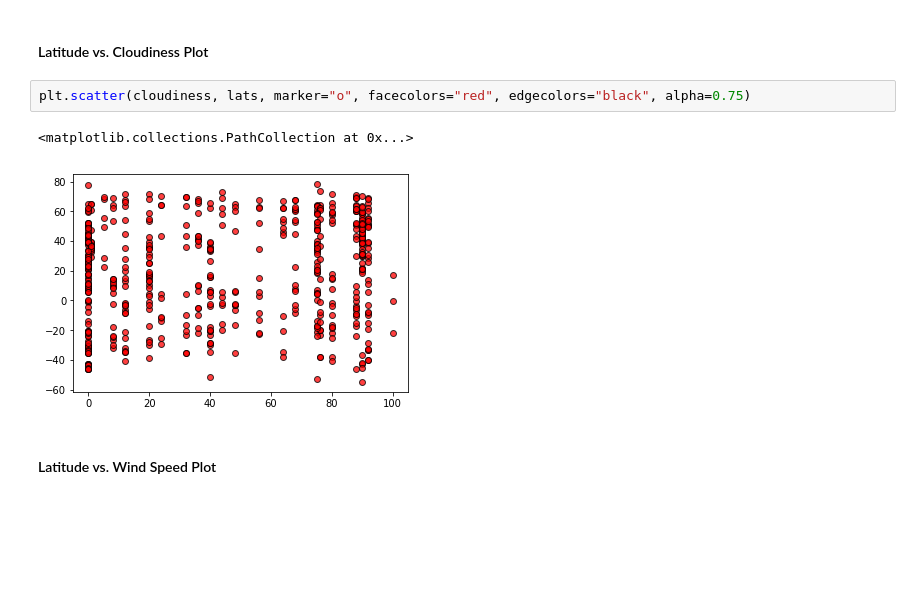
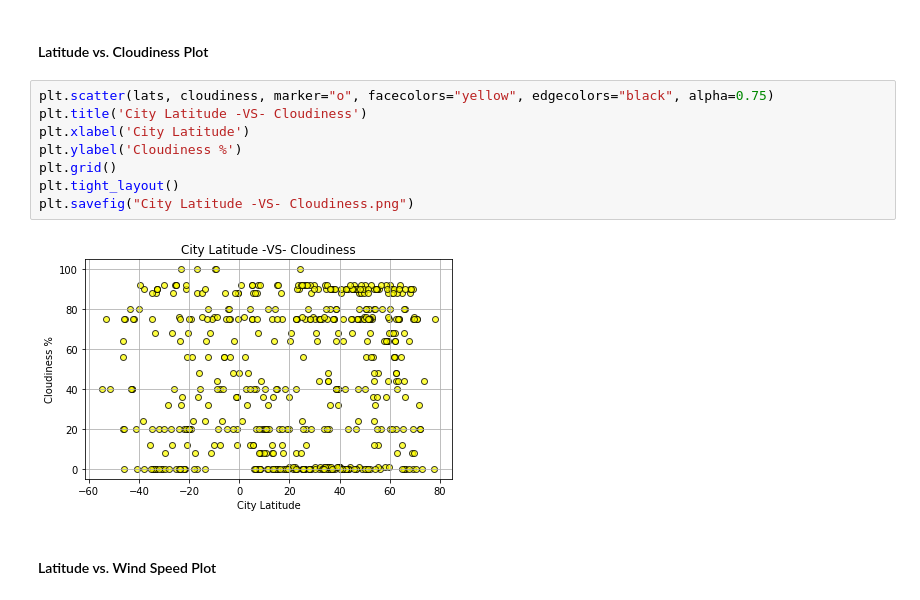
Before and after one commit to smurphy1983/API_homework_SFM, a Jupyter notebook: WeatherPySFM.ipynb, the cells around one changed output. Cells and saved outputs as stored; diff of their text form; blank space fills up the shorter version.

```diff
--- a/WeatherPySFM.ipynb
+++ b/WeatherPySFM.ipynb
@@ -165,9 +170,14 @@ plt.scatter(humidity_per, lats, marker="o", facecolors="red", edgecolors="black"
 # %% [markdown]
 #### Latitude vs. Cloudiness Plot
-# %%
-plt.scatter(cloudiness, lats, marker="o", facecolors="red", edgecolors="black", alpha=0.75)
-# %% [output]
-<matplotlib.collections.PathCollection at 0x...>
-[figure, removed]
+# %%
+plt.scatter(lats, cloudiness, marker="o", facecolors="yellow", edgecolors="black", alpha=0.75)
+plt.title('City Latitude -VS- Cloudiness')
+plt.xlabel('City Latitude')
+plt.ylabel('Cloudiness %')
+plt.grid()
+plt.tight_layout()
+plt.savefig("City Latitude -VS- Cloudiness.png")
+# %% [output]
+[figure, added]
 # %% [markdown]
 #### Latitude vs. Wind Speed Plot
```
Also changed, not shown: parts of 11 cells of this notebook, 7 other files.
